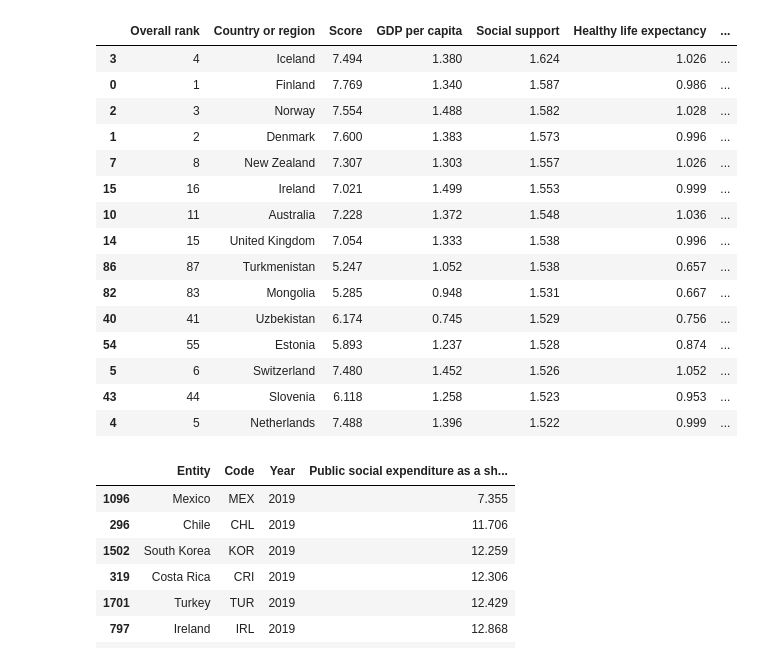
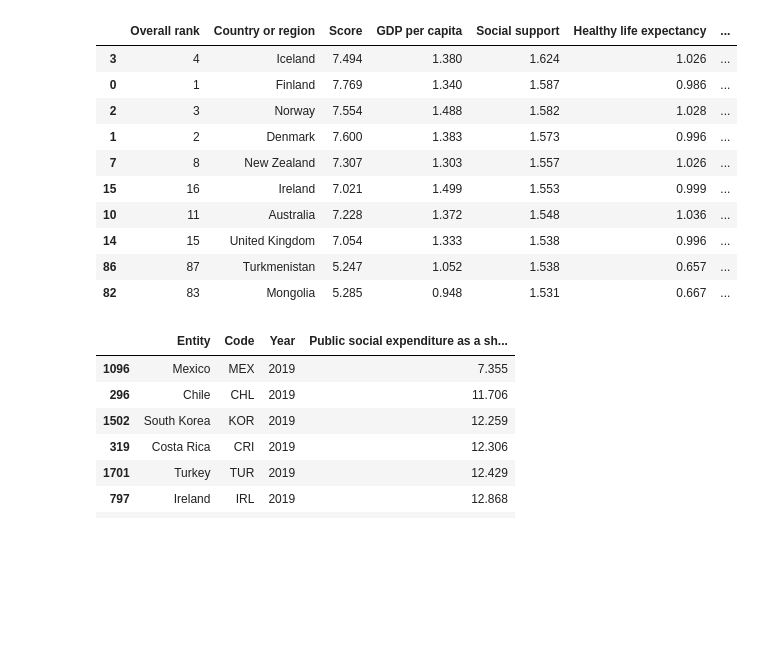
Before and after one commit to OliverChild13/Final_project, a Jupyter notebook: Social_security.ipynb, the cells around one changed output. Cells and saved outputs as stored; diff of their text form; code cells hidden in the pictures; blank space fills up the shorter version.

```diff
--- a/Social_security.ipynb
+++ b/Social_security.ipynb
@@ -14,21 +14,16 @@ DF_inc = pd.read_excel(file_name2)
 DF_ben = pd.read_excel(file_name)
 DF = pd.read_csv(file_location)
 # %%
-DF.sort_values('Social support', ascending=False).head(15)
+DF.sort_values('Social support', ascending=False).head(10)
 # %% [output]
 |  | Overall rank | Country or region | Score | GDP per capita | Social support | Healthy life expectancy | ... |
 | 3 | 4 | Iceland | 7.494 | 1.380 | 1.624 | 1.026 | ... |
 | 0 | 1 | Finland | 7.769 | 1.340 | 1.587 | 0.986 | ... |
 | 2 | 3 | Norway | 7.554 | 1.488 | 1.582 | 1.028 | ... |
 | 1 | 2 | Denmark | 7.600 | 1.383 | 1.573 | 0.996 | ... |
 | 7 | 8 | New Zealand | 7.307 | 1.303 | 1.557 | 1.026 | ... |
 | 15 | 16 | Ireland | 7.021 | 1.499 | 1.553 | 0.999 | ... |
 | 10 | 11 | Australia | 7.228 | 1.372 | 1.548 | 1.036 | ... |
 | 14 | 15 | United Kingdom | 7.054 | 1.333 | 1.538 | 0.996 | ... |
 | 86 | 87 | Turkmenistan | 5.247 | 1.052 | 1.538 | 0.657 | ... |
 | 82 | 83 | Mongolia | 5.285 | 0.948 | 1.531 | 0.667 | ... |
-| 40 | 41 | Uzbekistan | 6.174 | 0.745 | 1.529 | 0.756 | ... |
-| 54 | 55 | Estonia | 5.893 | 1.237 | 1.528 | 0.874 | ... |
-| 5 | 6 | Switzerland | 7.480 | 1.452 | 1.526 | 1.052 | ... |
-| 43 | 44 | Slovenia | 6.118 | 1.258 | 1.523 | 0.953 | ... |
-| 4 | 5 | Netherlands | 7.488 | 1.396 | 1.522 | 0.999 | ... |
```
Also changed, not shown: parts of 8 cells of this notebook.
